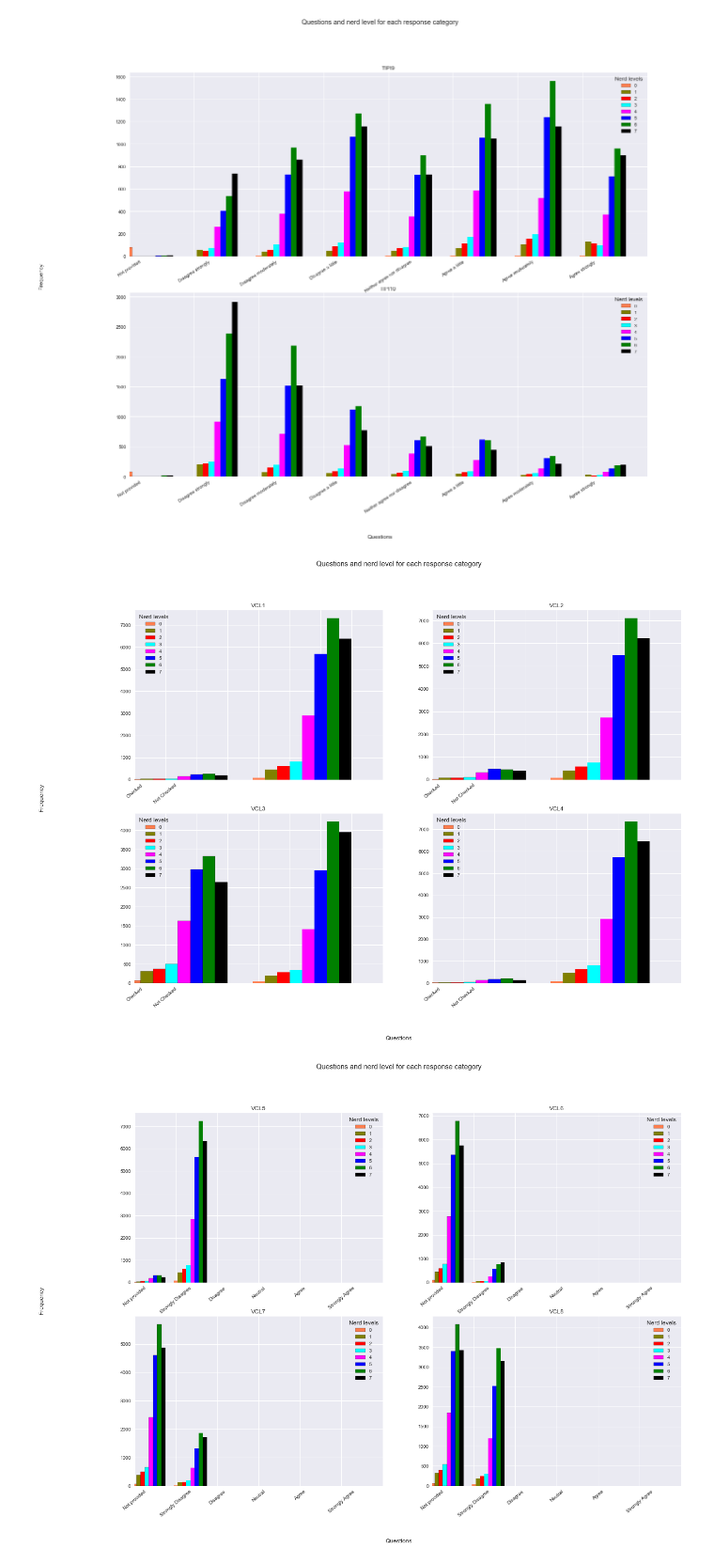
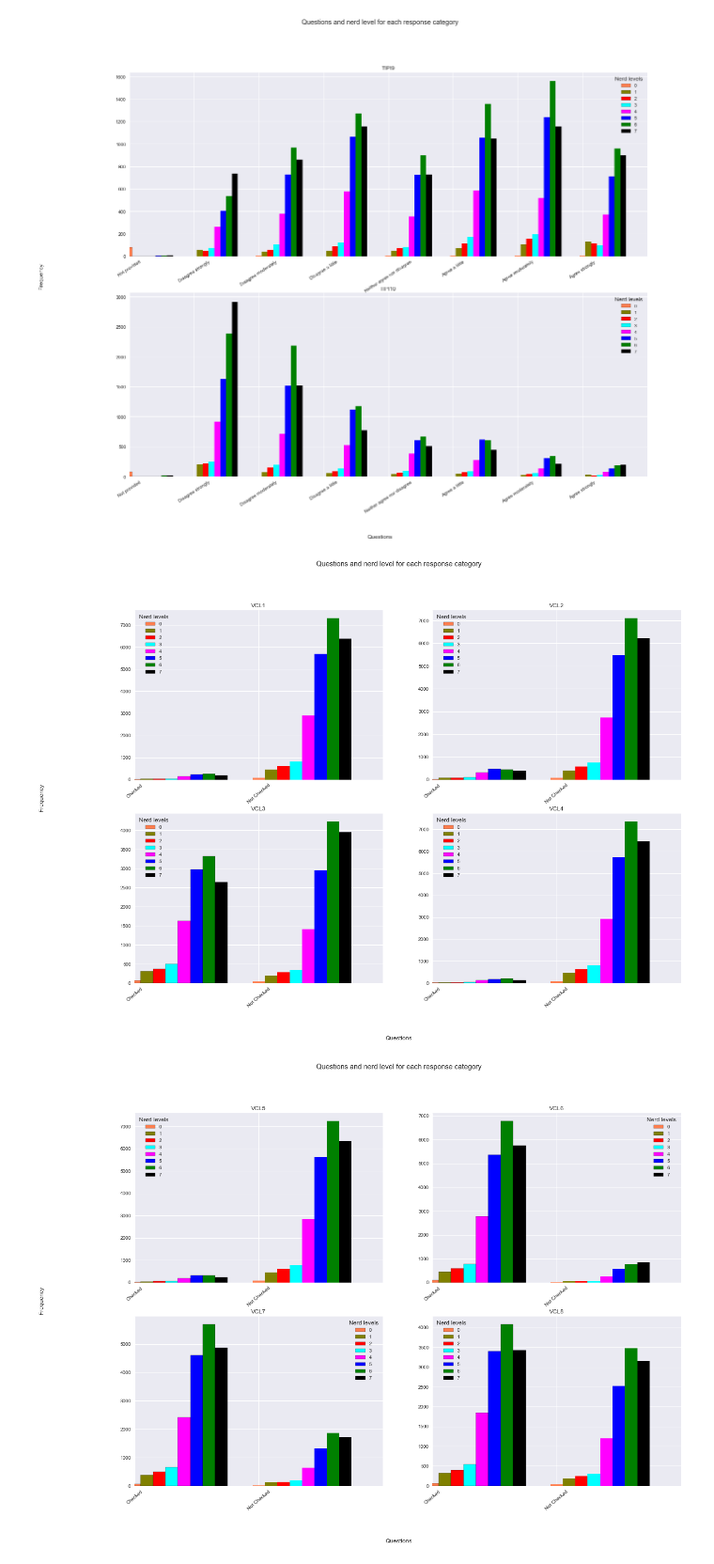
Before and after one commit to rupesh-papneja/am, a Jupyter notebook: ml-phase-1.ipynb, the cells around one changed output. Shown at 94% size. Cells and saved outputs as stored; diff of their text form; code cells hidden in the pictures.

```diff
--- a/ml-phase-1.ipynb
+++ b/ml-phase-1.ipynb
@@ -647,7 +648,7 @@ for icx, d in enumerate(data.columns[12:18]):
         ax.bar(ind + (wdth * ndx), pdata[ndx],width=wdth,color=cols[ndx],align='center', edgecolor='black', label=nc[ndx])
         ax.legend(loc='best', title='Nerd levels')
         ax.set_title(d)
-        ax.set_xlim(0, 6)
+        ax.set_xlim(0, len(dc))
         ax.set_xticklabels(labels)
         for tick in ax.get_xticklabels():
             tick.set_rotation(40)
@@ -690,7 +691,7 @@ for icx, d in enumerate(data.columns[18:24]):
         ax.bar(ind + (wdth * ndx), pdata[ndx],width=wdth,color=cols[ndx],align='center', edgecolor='black', label=nc[ndx])
         ax.legend(loc='best', title='Nerd levels')
         ax.set_title(d)
-        ax.set_xlim(0, 6)
+        ax.set_xlim(0, len(dc))
         ax.set_xticklabels(labels)
         for tick in ax.get_xticklabels():
             tick.set_rotation(40)
@@ -733,7 +734,7 @@ for icx, d in enumerate(data.columns[24:26]):
         ax.bar(ind + (wdth * ndx), pdata[ndx],width=wdth,color=cols[ndx],align='center', edgecolor='black', label=nc[ndx])
         ax.legend(loc='best', title='Nerd levels')
         ax.set_title(d)
-        ax.set_xlim(0, 6)
+        ax.set_xlim(0, len(dc))
         ax.set_xticklabels(labels)
         for tick in ax.get_xticklabels():
             tick.set_rotation(40)
@@ -925,6 +926,7 @@ for icx, d in enumerate(categories[36:40]):
         ax.bar(ind + (wdth * ndx), pdata[ndx],width=wdth,color=cols[ndx],align='center', edgecolor='black', label=nc[ndx])
         ax.legend(loc='best', title='Nerd levels')
         ax.set_title(d)
+        ax.xaxis.set_major_locator(MaxNLocator(integer=True))
         ax.set_xlim(0, len(dc))
         ax.set_xticklabels(labels)
         for tick in ax.get_xticklabels():
@@ -941,12 +943,12 @@ del dc
 del d
 del idx
 # %% [output]
-[figure, old version]
+[figure, new version]
 # %%
 grid_rows = 2
 grid_cols = 2
 nc = np.asarray(sorted(data['nerdy'].unique()))
-labels = ['Not provided', 'Strongly Disagree', 'Disagree', 'Neutral', 'Agree', 'Strongly Agree']
+labels = ['Checked', 'Not Checked']
 
 fig = plt.figure(figsize=(20,14))
 
@@ -956,32 +958,33 @@ for icx, d in enumerate(categories[40:44]):
     pdata = []
     for idx, v in enumerate(dc):
         pdata.append([])
         for ndx, n in enumerate(nc):
             cn = len(data.loc[(data[d] == v) & (data['nerdy'] == n)])
             pdata[idx].append(cn)
 
     pdata = np.asarray(pdata)
     pdata = pdata.transpose()
     ax = plt.subplot(gs[int(icx/grid_cols), icx%grid_cols])
     ind = np.arange(len(dc))
     for ndx, n in enumerate(nc):
         ax.bar(ind + (wdth * ndx), pdata[ndx],width=wdth,color=cols[ndx],align='center', edgecolor='black', label=nc[ndx])
         ax.legend(loc='best', title='Nerd levels')
         ax.set_title(d)
-        ax.set_xlim(0, 6)
+        ax.xaxis.set_major_locator(MaxNLocator(integer=True))
+        ax.set_xlim(0, len(dc))
         ax.set_xticklabels(labels)
         for tick in ax.get_xticklabels():
             tick.set_rotation(40)
             tick.set_horizontalalignment('center')
 
 fig.suptitle('Questions and nerd level for each response category')
 fig.text(0.5, 0.01, 'Questions', ha='center')
 fig.text(-0.01, 1/grid_rows, 'Frequency', va='center', rotation='vertical')
 
 
 plt.show()
 del dc
 del d
 del idx
 # %% [output]
-[figure, old version]
+[figure, new version]
```
Also changed, not shown: parts of 5 cells of this notebook.
